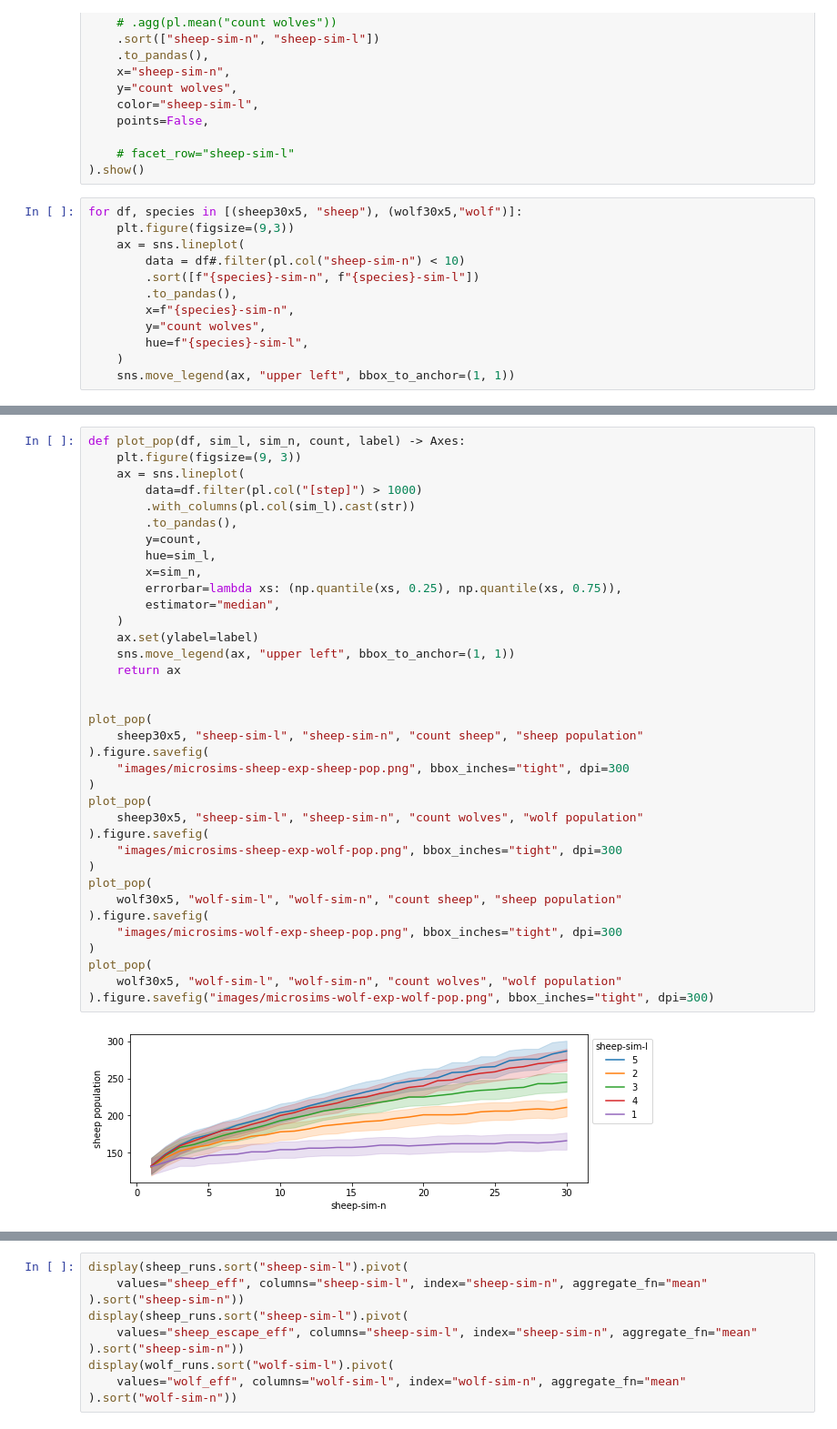
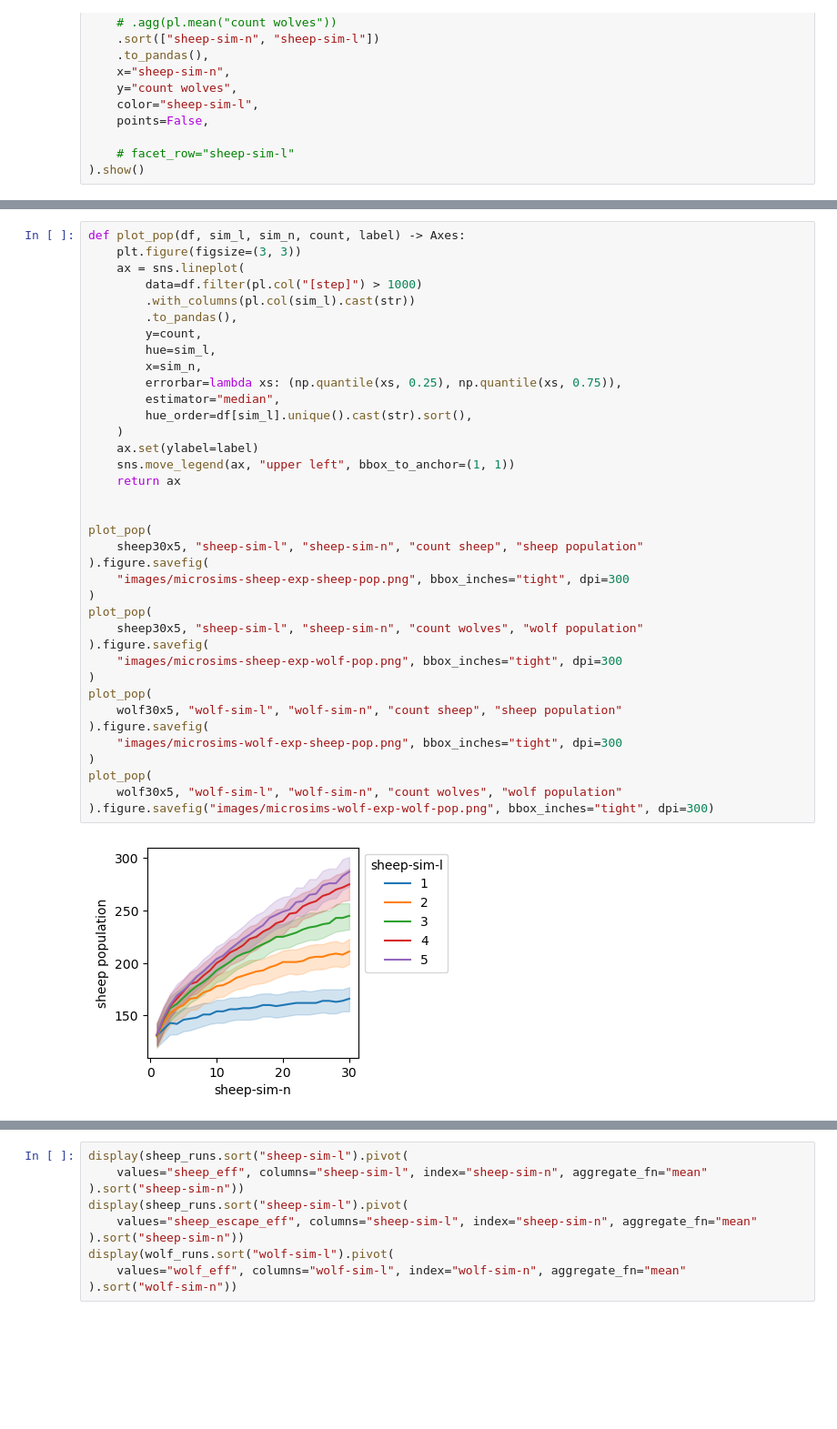
Before and after one commit to qiemem/Wolf-Sheep-Predation-Micro-Sims, a Jupyter notebook: micro-sims-analysis.ipynb, the cells around one changed output, grey strips where cells are left out. Shown at 91% size. Cells and saved outputs as stored; diff of their text form; blank space fills up the shorter version.

```diff
--- a/micro-sims-analysis.ipynb
+++ b/micro-sims-analysis.ipynb
@@ -172,15 +111,3 @@ px.box(
 
     # facet_row="sheep-sim-l"
 ).show()
-# %%
-for df, species in [(sheep30x5, "sheep"), (wolf30x5,"wolf")]:
-    plt.figure(figsize=(9,3))
-    ax = sns.lineplot(
-        data = df#.filter(pl.col("sheep-sim-n") < 10)
-        .sort([f"{species}-sim-n", f"{species}-sim-l"])
-        .to_pandas(),
-        x=f"{species}-sim-n",
-        y="count wolves",
-        hue=f"{species}-sim-l",
-    )
-    sns.move_legend(ax, "upper left", bbox_to_anchor=(1, 1))
@@ -190,6 +184,6 @@ for df, species in [(sheep30x5, "sheep"), (wolf30x5,"wolf")]:
 # %%
 def plot_pop(df, sim_l, sim_n, count, label) -> Axes:
-    plt.figure(figsize=(9, 3))
+    plt.figure(figsize=(3, 3))
     ax = sns.lineplot(
         data=df.filter(pl.col("[step]") > 1000)
         .with_columns(pl.col(sim_l).cast(str))
@@ -197,31 +191,32 @@ def plot_pop(df, sim_l, sim_n, count, label) -> Axes:
         y=count,
         hue=sim_l,
         x=sim_n,
         errorbar=lambda xs: (np.quantile(xs, 0.25), np.quantile(xs, 0.75)),
         estimator="median",
+        hue_order=df[sim_l].unique().cast(str).sort(),
     )
     ax.set(ylabel=label)
     sns.move_legend(ax, "upper left", bbox_to_anchor=(1, 1))
     return ax
 
 
 plot_pop(
     sheep30x5, "sheep-sim-l", "sheep-sim-n", "count sheep", "sheep population"
 ).figure.savefig(
     "images/microsims-sheep-exp-sheep-pop.png", bbox_inches="tight", dpi=300
 )
 plot_pop(
     sheep30x5, "sheep-sim-l", "sheep-sim-n", "count wolves", "wolf population"
 ).figure.savefig(
     "images/microsims-sheep-exp-wolf-pop.png", bbox_inches="tight", dpi=300
 )
 plot_pop(
     wolf30x5, "wolf-sim-l", "wolf-sim-n", "count sheep", "sheep population"
 ).figure.savefig(
     "images/microsims-wolf-exp-sheep-pop.png", bbox_inches="tight", dpi=300
 )
 plot_pop(
     wolf30x5, "wolf-sim-l", "wolf-sim-n", "count wolves", "wolf population"
 ).figure.savefig("images/microsims-wolf-exp-wolf-pop.png", bbox_inches="tight", dpi=300)
 # %% [output]
-[figure, old version]
+[figure, new version]
```
Also changed, not shown: parts of 22 cells of this notebook, 1 other file.
